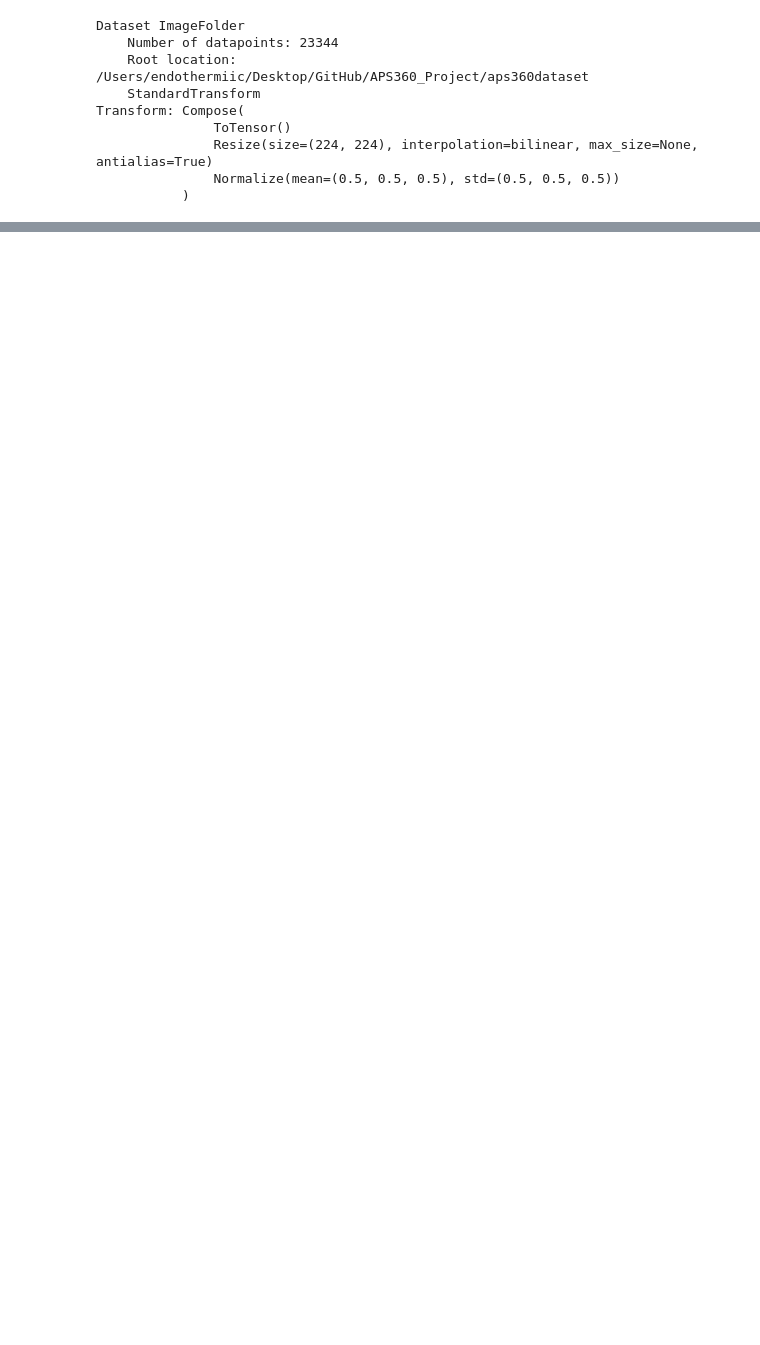
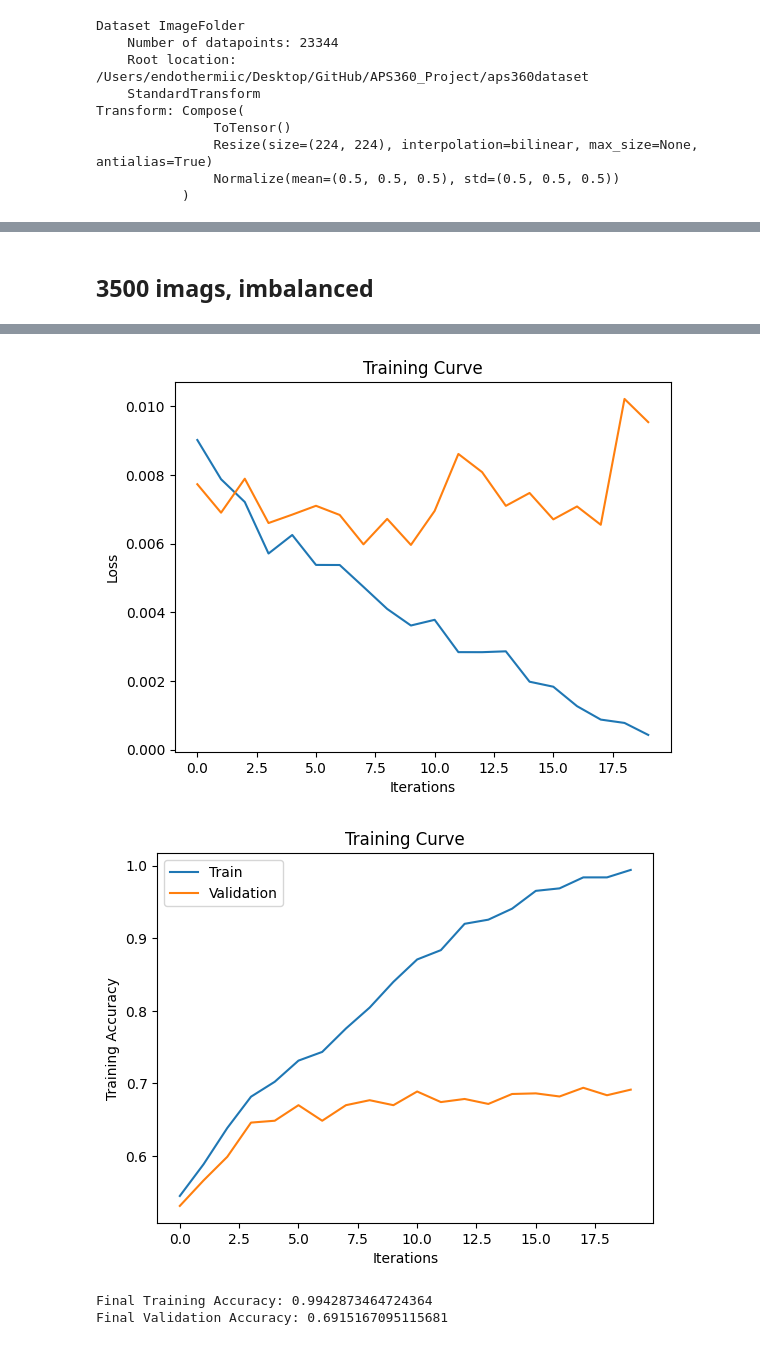
Before and after one commit to reaahuja/DermAI-Skin-Cancer-Detection, a Jupyter notebook: DataVisualization.ipynb, the cells around one changed output, grey strips where cells are left out. Cells and saved outputs as stored; diff of their text form; code cells hidden in the pictures; blank space fills up the shorter version.

```diff
--- a/DataVisualization.ipynb
+++ b/DataVisualization.ipynb
@@ -2,7 +2,7 @@
 import numpy as np
 import torch
 import torch.nn as nn
-import torch.nn.functional as f
+import torch.nn.functional as F
 import torchvision
 import torchvision.transforms as transforms
 from torch.utils.data.sampler import SubsetRandomSampler as srs
@@ -10,6 +10,9 @@ import random
 import matplotlib.pyplot as plt
 from collections import Counter
 import torch.optim as optim
+use_cuda = True
+import time
+from torch.utils.data import DataLoader
 # %%
 dir = '/Users/endothermiic/Desktop/GitHub/APS360_Project/aps360dataset'
 transform = transforms.Compose([transforms.ToTensor(),
@@ -176,0 +324,32 @@ plot(train_dict, val_dict, test_dict, "Skin condition distribution following dat
+# %%
+class FeatureDataset(torch.utils.data.Dataset):
+    def __init__(self, features):
+        self.features = features
+
+    def __len__(self):
+        return len(self.features)
+
+    def __getitem__(self, idx):
+        feature, label = self.features[idx]
+        return feature.squeeze(), label
+
+train_dataset = FeatureDataset(train_features)
+val_dataset = FeatureDataset(val_features)
+test_dataset = FeatureDataset(test_features)
+# %%
+def get_accuracy(model, data, batch_size):
+    correct = 0
+    total = 0
+
+    for imgs, labels in torch.utils.data.DataLoader(data, batch_size=batch_size):
+        if use_cuda and torch.cuda.is_available():
+            imgs = imgs.cuda()
+            labels = labels.cuda()
+
+        output = model(imgs)
+
+        #select index with maximum prediction score
+        pred = output.max(1,keepdim = True)[1]
+        correct += pred.eq(labels.view_as(pred)).sum().item()
+        total += imgs.shape[0]
+    return correct / total
@@ -176,0 +446,6 @@ plot(train_dict, val_dict, test_dict, "Skin condition distribution following dat
+# %% [markdown]
+## 3500 imags, imbalanced
+# %%
+model_cnn_1 = CNNClassifier()
+train(model_cnn_1, train_dataset, val_dataset, batch_size=128, lr=0.001, num_epochs=20)
+# %% [output]
@@ -176,0 +469,4 @@ plot(train_dict, val_dict, test_dict, "Skin condition distribution following dat
+[figure, added]
+[figure, added]
+Final Training Accuracy: 0.9942873464724364
+Final Validation Accuracy: 0.6915167095115681
```
Also changed, not shown: parts of 32 cells of this notebook.
